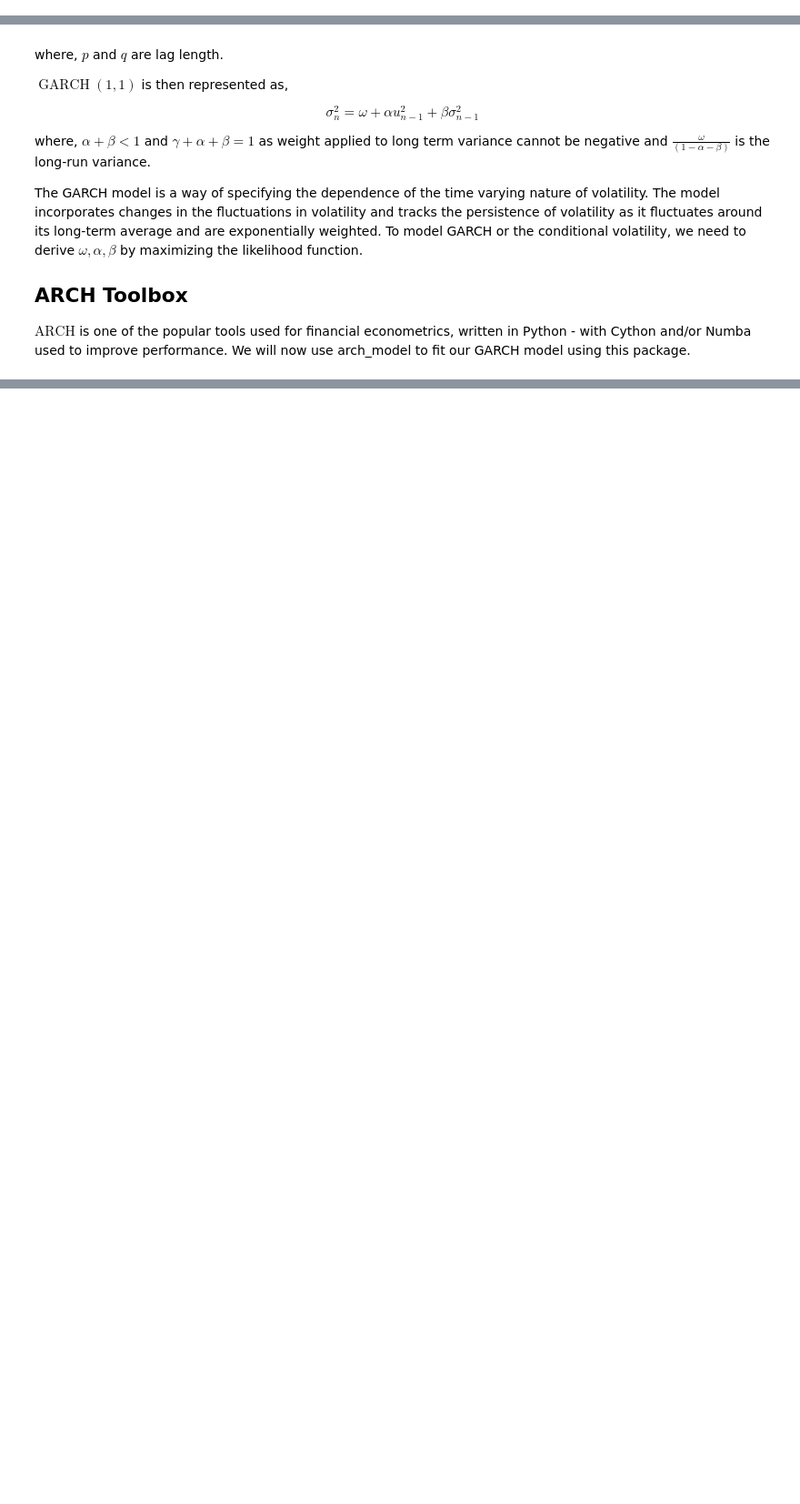
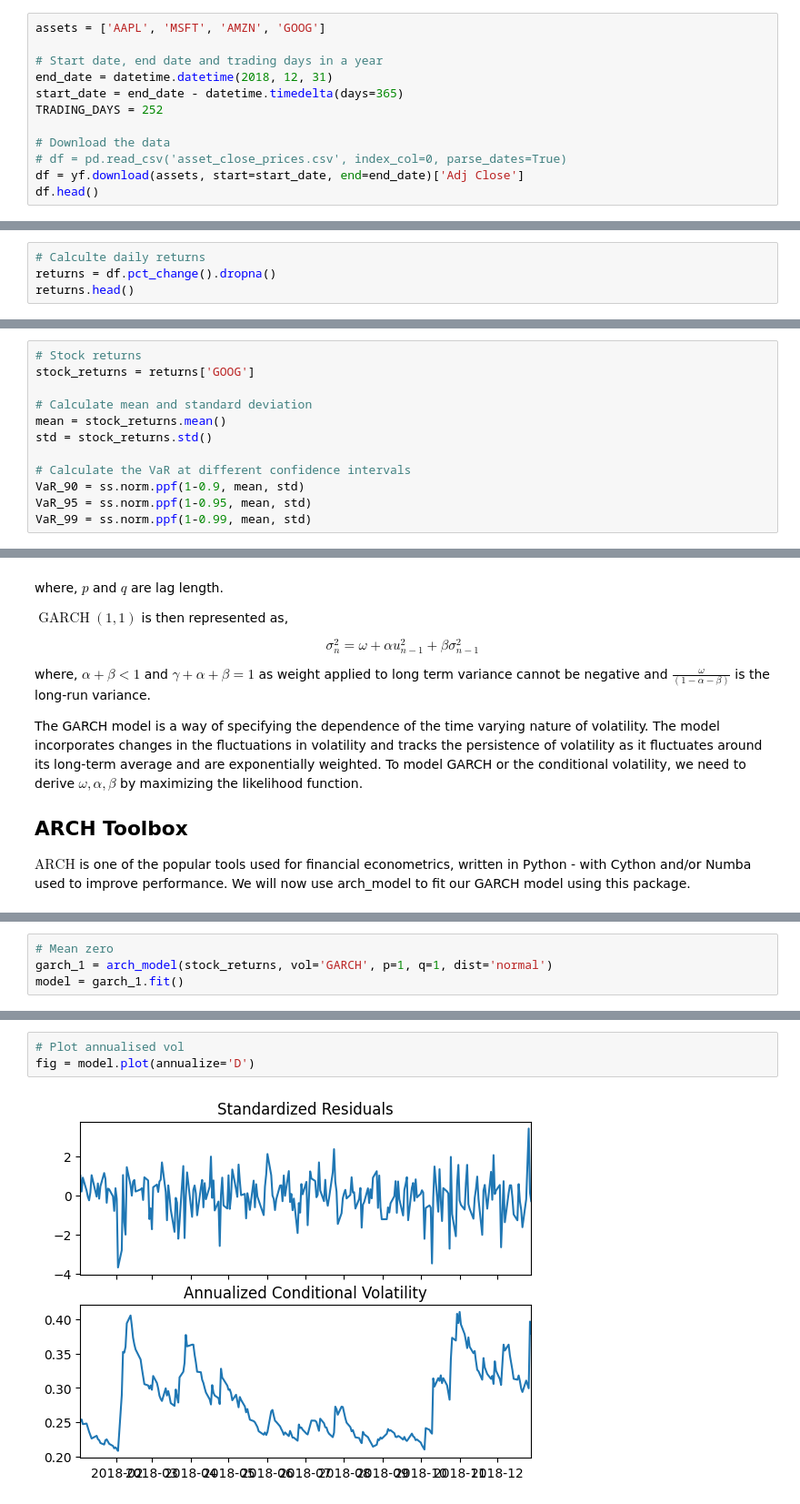
Before and after one commit to imharrisonking/cqf, a Jupyter notebook: 02-quantitative-risk-and-return/labs/02-value_at_risk_and_GARCH/VaR_and_GARCH.ipynb, the cells around one changed output, grey strips where cells are left out. Shown: that part at 91% size. Saved outputs shown, nothing was run; the diff lists cells and outputs as text; blank space fills up the shorter version.

Commit message:
Completes Portfolio Optimisation and VaR & GARCH modelling labs

```diff
--- a/02-quantitative-risk-and-return/labs/02-value_at_risk_and_GARCH/VaR_and_GARCH.ipynb
+++ b/02-quantitative-risk-and-return/labs/02-value_at_risk_and_GARCH/VaR_and_GARCH.ipynb
@@ -16,3 +29,15 @@ Three approaches that are commonly used in the industry are
 # %% [markdown]
 ## Retrieve Data
 We'll get data from yahoo finance
+# %%
+assets = ['AAPL', 'MSFT', 'AMZN', 'GOOG']
+
+# Start date, end date and trading days in a year
+end_date = datetime.datetime(2018, 12, 31)
+start_date = end_date - datetime.timedelta(days=365)
+TRADING_DAYS = 252
+
+# Download the data
+# df = pd.read_csv('asset_close_prices.csv', index_col=0, parse_dates=True)
+df = yf.download(assets, start=start_date, end=end_date)['Adj Close']
+df.head()
@@ -18,0 +53,4 @@ We'll get data from yahoo finance
+# %%
+# Calculte daily returns
+returns = df.pct_change().dropna()
+returns.head()
@@ -34,3 +83,15 @@ generalise, $V a R=$ position $*(\mu-z * \sigma)$
 | 99%              | *μ* − 2.33 \* *σ* |
 
 </div>
+# %%
+# Stock returns
+stock_returns = returns['GOOG']
+
+# Calculate mean and standard deviation
+mean = stock_returns.mean()
+std = stock_returns.std()
+
+# Calculate the VaR at different confidence intervals
+VaR_90 = ss.norm.ppf(1-0.9, mean, std)
+VaR_95 = ss.norm.ppf(1-0.95, mean, std)
+VaR_99 = ss.norm.ppf(1-0.99, mean, std)
@@ -168,0 +379,4 @@ $\mathrm{ARCH}$ is one of the popular tools used for financial econometrics, wri
+# %%
+# Mean zero
+garch_1 = arch_model(stock_returns, vol='GARCH', p=1, q=1, dist='normal')
+model = garch_1.fit()
@@ -168,0 +496,5 @@ $\mathrm{ARCH}$ is one of the popular tools used for financial econometrics, wri
+# %%
+# Plot annualised vol
+fig = model.plot(annualize='D')
+# %% [output]
+[figure, added]
```
Also changed, not shown: parts of 29 cells of this notebook, 4 other files.
